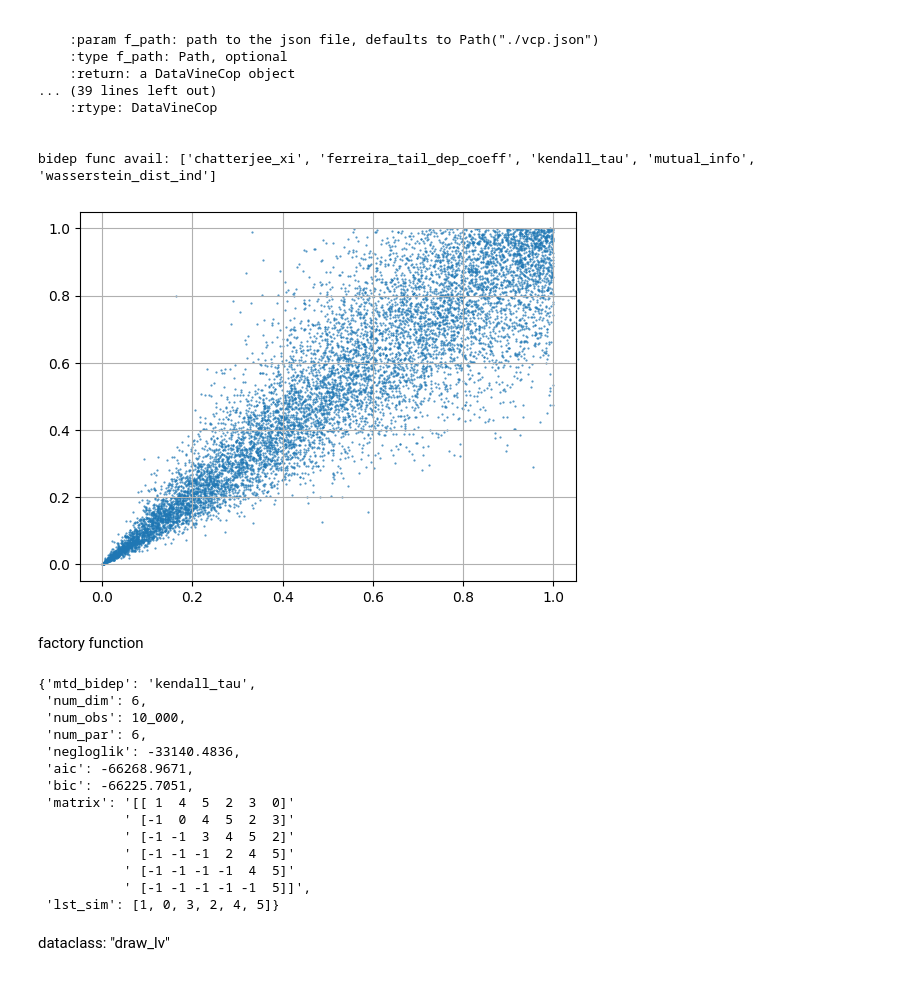
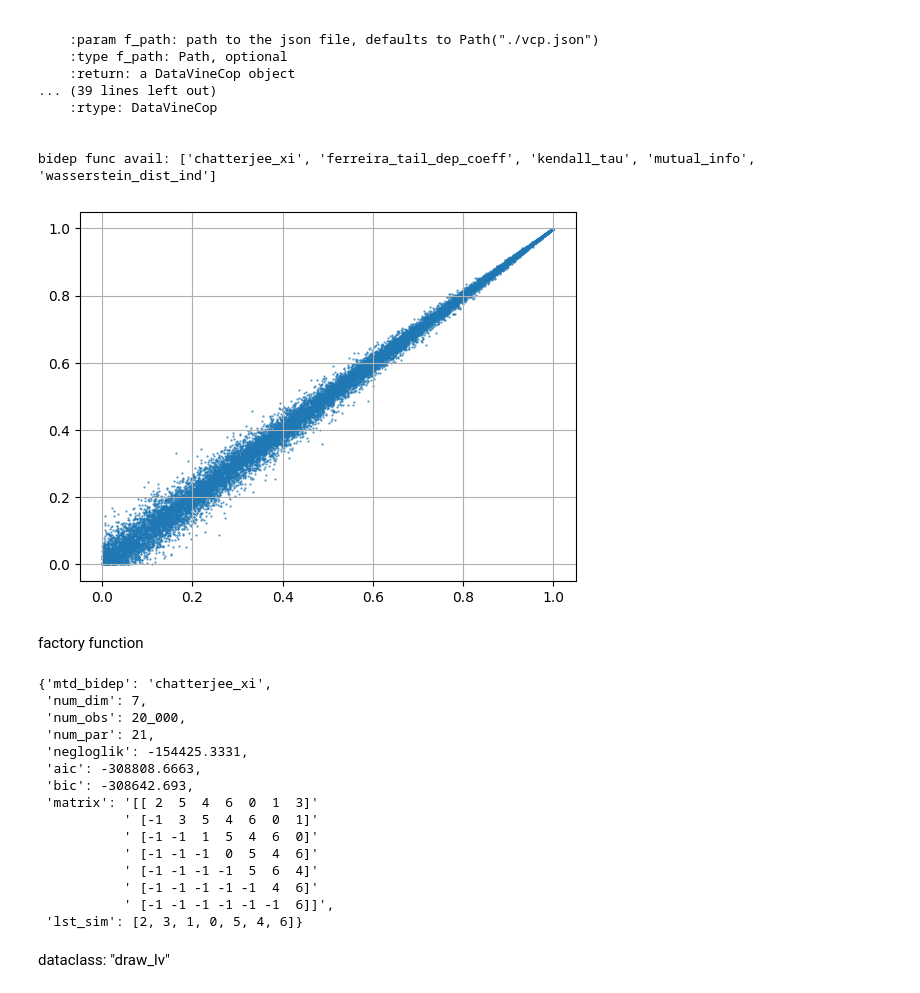
Before and after one commit to TY-Cheng/torchvinecopulib, a Jupyter notebook: examples/vinecop.ipynb, the cells around one changed output. Drawn from its saved outputs; the diff is of its cells as text; code cells hidden in the pictures.

```diff
--- a/examples/vinecop.ipynb
+++ b/examples/vinecop.ipynb
@@ -55,34 +55,35 @@ bidep func avail: ['chatterjee_xi', 'ferreira_tail_dep_coeff', 'kendall_tau', 'm
 # %%
 # simulate multivariate copula data from bicop
 V_mvcp = sim_vcp_from_bcp(
-    bcp_tvc=tvc.bicop.Clayton, num_sim=10000, num_dim=6, device=DEVICE
+    bcp_tvc=tvc.bicop.Joe, num_sim=20000, num_dim=7, device=DEVICE
 )
 # visualize first two dim
 plt.scatter(*V_mvcp[:, :2].T.cpu(), s=0.3, alpha=0.8)
 plt.grid()
 # %% [output]
-[figure, old version]
+[figure, new version]
 # %% [markdown]
 factory function
 # %%
 # make a DataVineCop object (from fitting the vinecop obs)
-mdl_vcp = tvc.vinecop.vcp_from_obs(V_mvcp)
+mdl_vcp = tvc.vinecop.vcp_from_obs(V_mvcp, tpl_fam=("Clayton",))
 print(mdl_vcp)
 # %% [output]
-{'mtd_bidep': 'kendall_tau',
- 'num_dim': 6,
- 'num_obs': 10_000,
- 'num_par': 6,
- 'negloglik': -33140.4836,
- 'aic': -66268.9671,
- 'bic': -66225.7051,
- 'matrix': '[[ 1  4  5  2  3  0]'
-           ' [-1  0  4  5  2  3]'
-           ' [-1 -1  3  4  5  2]'
-           ' [-1 -1 -1  2  4  5]'
-           ' [-1 -1 -1 -1  4  5]'
-           ' [-1 -1 -1 -1 -1  5]]',
- 'lst_sim': [1, 0, 3, 2, 4, 5]}
+{'mtd_bidep': 'chatterjee_xi',
+ 'num_dim': 7,
+ 'num_obs': 20_000,
+ 'num_par': 21,
+ 'negloglik': -154425.3331,
+ 'aic': -308808.6663,
+ 'bic': -308642.693,
+ 'matrix': '[[ 2  5  4  6  0  1  3]'
+           ' [-1  3  5  4  6  0  1]'
+           ' [-1 -1  1  5  4  6  0]'
+           ' [-1 -1 -1  0  5  4  6]'
+           ' [-1 -1 -1 -1  5  6  4]'
+           ' [-1 -1 -1 -1 -1  4  6]'
+           ' [-1 -1 -1 -1 -1 -1  6]]',
+ 'lst_sim': [2, 3, 1, 0, 5, 4, 6]}
 # %% [markdown]
 dataclass: "draw_lv"
 # %%
```
Also changed, not shown: parts of 8 cells of this notebook, 24 other files.
